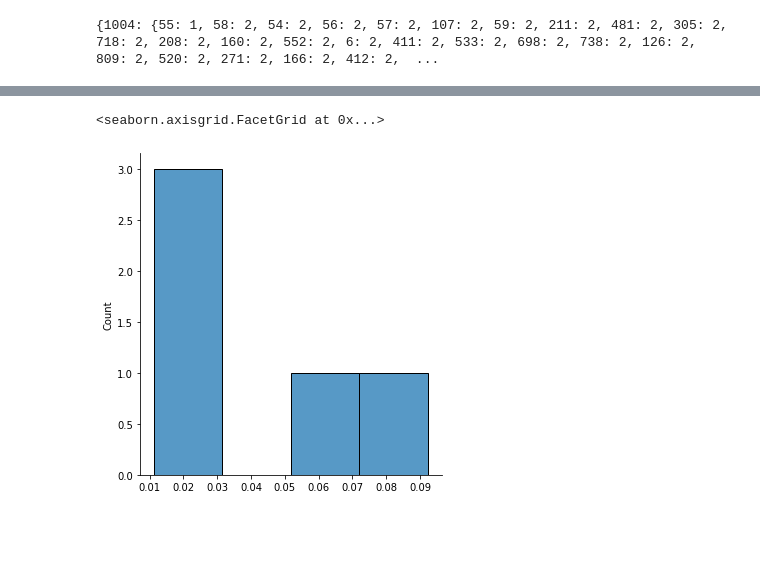
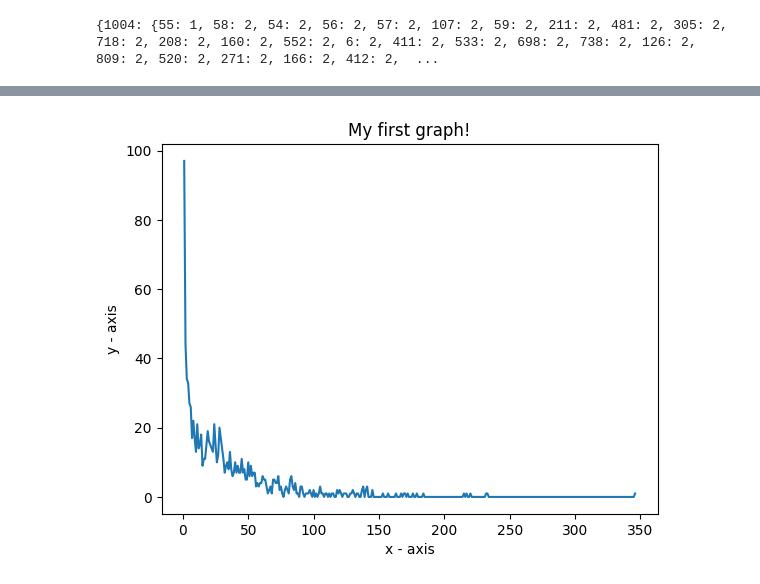
Before and after one commit to DaniilDDDDD/HugeNetworksAnalysis, a Jupyter notebook: connection_components.ipynb, the cells around one changed output, grey strips where cells are left out. Cells and saved outputs as stored; diff of their text form; code cells hidden in the pictures; blank space fills up the shorter version.

```diff
--- a/connection_components.ipynb
+++ b/connection_components.ipynb
@@ -475,5 +459,16 @@ sns.displot(distribution)
-# %%
-sns.displot(log_distribution)
-# %% [output]
-<seaborn.axisgrid.FacetGrid at 0x...>
-[figure, removed]
+# %%
+#sns.histplot(data=list(distribution.values()),bins=30)
+plt.plot(distribution.keys(), distribution.values())
+
+# naming the x axis
+plt.xlabel('x - axis')
+# naming the y axis
+plt.ylabel('y - axis')
+
+# giving a title to my graph
+plt.title('My first graph!')
+
+# function to show the plot
+plt.show()
+# %% [output]
+[figure, added]
```
Also changed, not shown: parts of 7 cells of this notebook.
